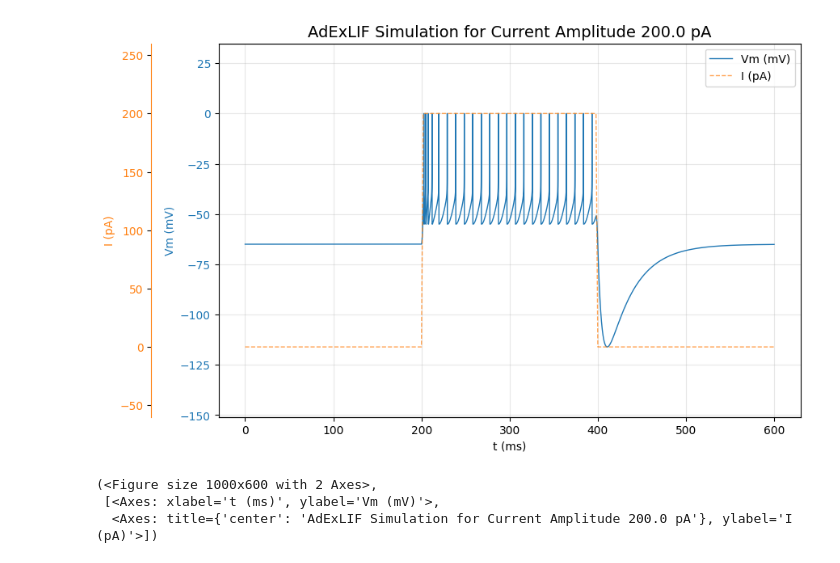
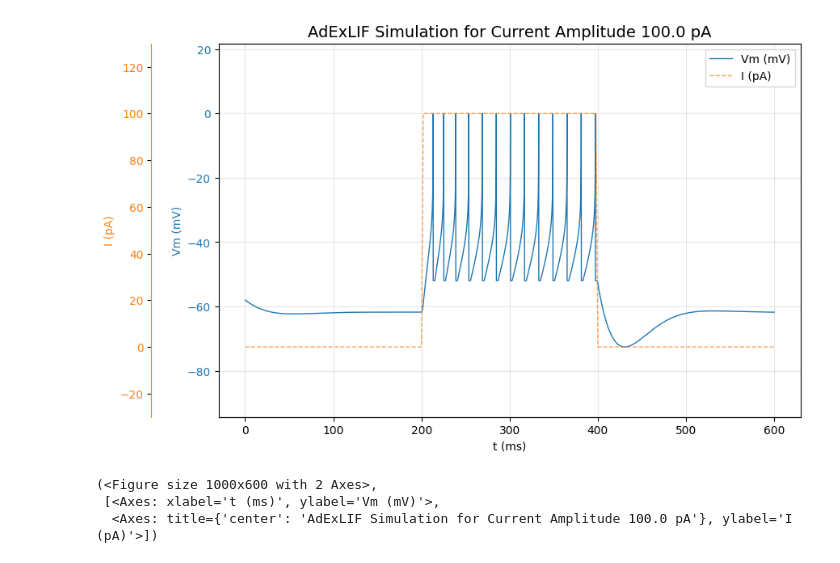
Before and after one commit to jmrfox/neuron_fitting, a Jupyter notebook: adexlif_ot_ficurve/notebooks/adexlif_example.ipynb, the cells around one changed output. Saved outputs shown, nothing was run; the diff lists cells and outputs as text; code cells hidden in the pictures.

```diff
--- a/adexlif_ot_ficurve/notebooks/adexlif_example.ipynb
+++ b/adexlif_ot_ficurve/notebooks/adexlif_example.ipynb
@@ -4,11 +4,61 @@ import sys
 sys.path.append('/home/jordan/repos/neuron_fitting')
 from adexlif_ot_ficurve.adexlif_model import *
 
-bank = default_parameter_bank('imc')
+neuron_type = 'ipc'
+
+# bank = default_parameter_bank(neuron_type)
+
+# preliminary run ipc:
+# dt	0.04
+# T	600.0
+# delay	200.0
+# slope_time	2.0
+# Vthres	0.0
+# Tref	2.0
+# R	0.8943399643033411
+# tRC	33.26108193495312
+# Vrest	-58.908752555873015
+# EL	-62.07470084210594
+# Ew	-62.07470084210594
+# Vreset	-52.16148652420988
+# VTdelta	3.56673591948977
+# VT	-48.594750604720105
+# Del	5.204685360901683
+# tau_w	26.82658697945378
+# a	1.0028301441429521
+# b	16.270892119169826
+bank = ParameterBank(
+    parameters={
+        "dt": IndependentScalarParameter(0.04),
+        "T": IndependentScalarParameter(600),
+        "delay": IndependentScalarParameter(200.0),
+        "slope_time": IndependentScalarParameter(2.0),
+        "Vthres": IndependentScalarParameter(0.0),
+        "Tref": IndependentScalarParameter(2.0),
+        "R": IndependentScalarParameter(0.89),
+        "tRC": IndependentScalarParameter(33),
+        "Vrest": IndependentScalarParameter(-58),
+        "EL": IndependentScalarParameter(-62),
+        "Ew": DerivedScalarParameter(lambda p: p["EL"]),
+        "Vreset": IndependentScalarParameter(-52),
+        "VTdelta": IndependentScalarParameter(3.56),
+        "VT": DerivedScalarParameter(lambda p: p["Vreset"] + p["VTdelta"]),
+        "Del": IndependentScalarParameter(5.2),
+        "tau_w": IndependentScalarParameter(26.8),
+        "a": IndependentScalarParameter(1.0),
+        "b": IndependentScalarParameter(16.2),
+    },
+    constraints=[
+        lambda p: p["a"] * p["R"] - p["tRC"] / p["tau_w"] < 0
+    ],  # restrict to SN bifurcation
+    array_mode=False,
+)
+
+
 print(bank.get_default_values())
 
 exp = AdExExperiment(param_dict=bank.get_default_values())
-exp.plot_run(current_amplitude=200)
+exp.plot_run(current_amplitude=100)
 # %% [output]
 ParameterSet(dt              0.04
 T             600.00
@@ -31,6 +81,6 @@ b              50.00
 dtype: float64)
-[figure, old version]
+[figure, new version]
 (<Figure size 1000x600 with 2 Axes>,
  [<Axes: xlabel='t (ms)', ylabel='Vm (mV)'>,
-  <Axes: title={'center': 'AdExLIF Simulation for Current Amplitude 200.0 pA'}, ylabel='I (pA)'>])
+  <Axes: title={'center': 'AdExLIF Simulation for Current Amplitude 100.0 pA'}, ylabel='I (pA)'>])
 # %%
```
Also changed, not shown: parts of 2 cells of this notebook, 18 other files.
